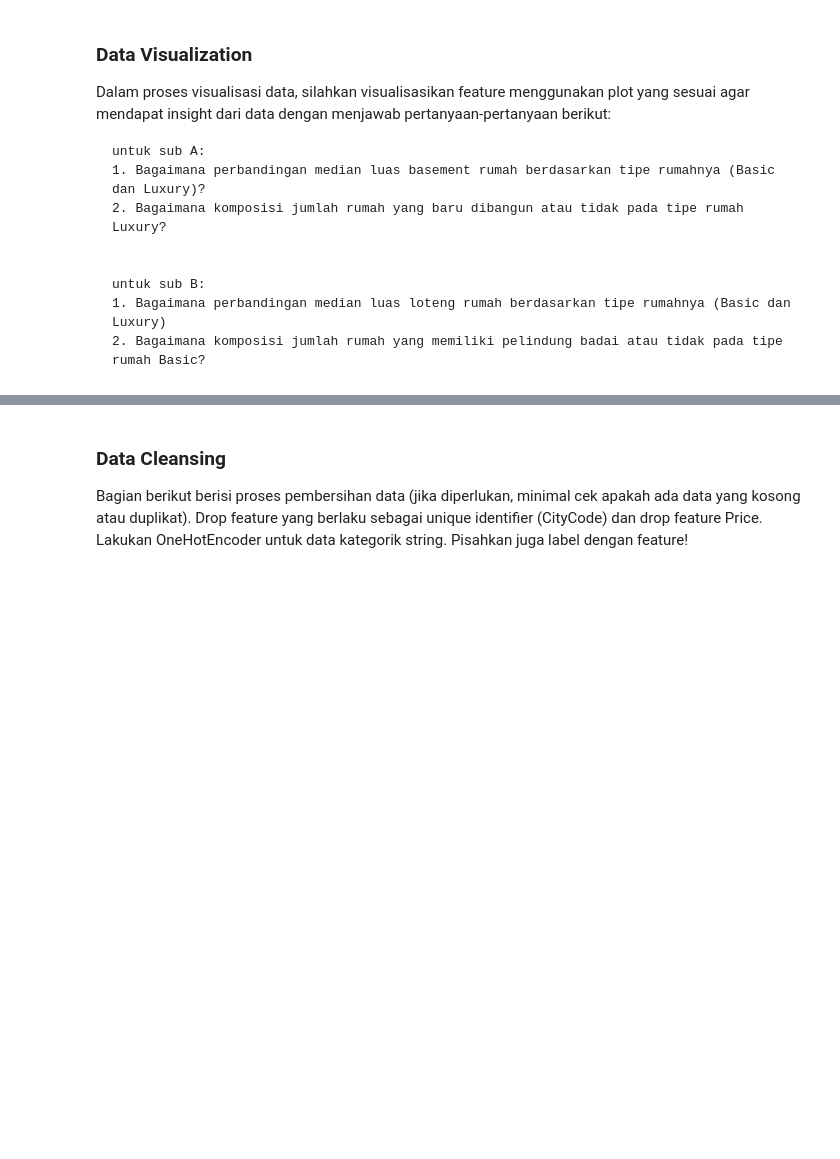
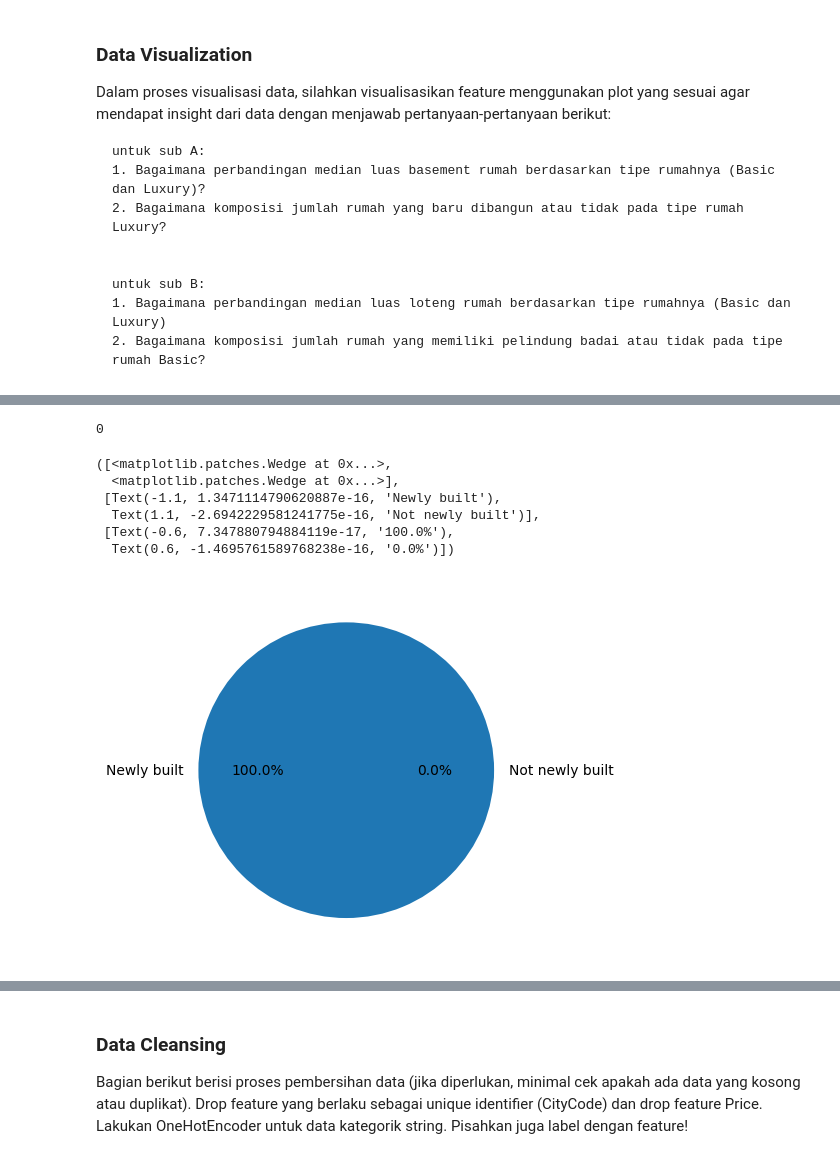
Before and after one commit to bootloopmaster636/ml-dl_uas, a Jupyter notebook: Proyek_UAS_PMDPM_Nama_depan1_Nama_depan2_SB_X_A_B.ipynb, the cells around one changed output, grey strips where cells are left out. Drawn from its saved outputs; the diff is of its cells as text; code cells hidden in the pictures; blank space fills up the shorter version.

```diff
--- a/Proyek_UAS_PMDPM_Nama_depan1_Nama_depan2_SB_X_A_B.ipynb
+++ b/Proyek_UAS_PMDPM_Nama_depan1_Nama_depan2_SB_X_A_B.ipynb
@@ -81,0 +93,19 @@ Berikan keterangan atau deskripsi singkat mengenai informasi yang diperoleh dari
+# %%
+# komposisi jumlah rumah yang baru dibangun atau tidak pada rumah luxury
+luxury_new = data[data['category'] == 'Luxury'][data['isNewBuilt'] == 'Y'].shape[0]
+luxury_old = data[data['category'] == 'Luxury'][data['isNewBuilt'] == 'N'].shape[0]
+print(luxury_old)
+
+komposisi = [luxury_new, luxury_old]
+label = ['Newly built', 'Not newly built']
+
+plt.pie(komposisi, labels=label, autopct='%1.1f%%')
+# %% [output]
+0
+([<matplotlib.patches.Wedge at 0x...>,
+  <matplotlib.patches.Wedge at 0x...>],
+ [Text(-1.1, 1.3471114790620887e-16, 'Newly built'),
+  Text(1.1, -2.6942229581241775e-16, 'Not newly built')],
+ [Text(-0.6, 7.347880794884119e-17, '100.0%'),
+  Text(0.6, -1.4695761589768238e-16, '0.0%')])
+[figure, added]
```
Also changed, not shown: parts of 9 cells of this notebook.
